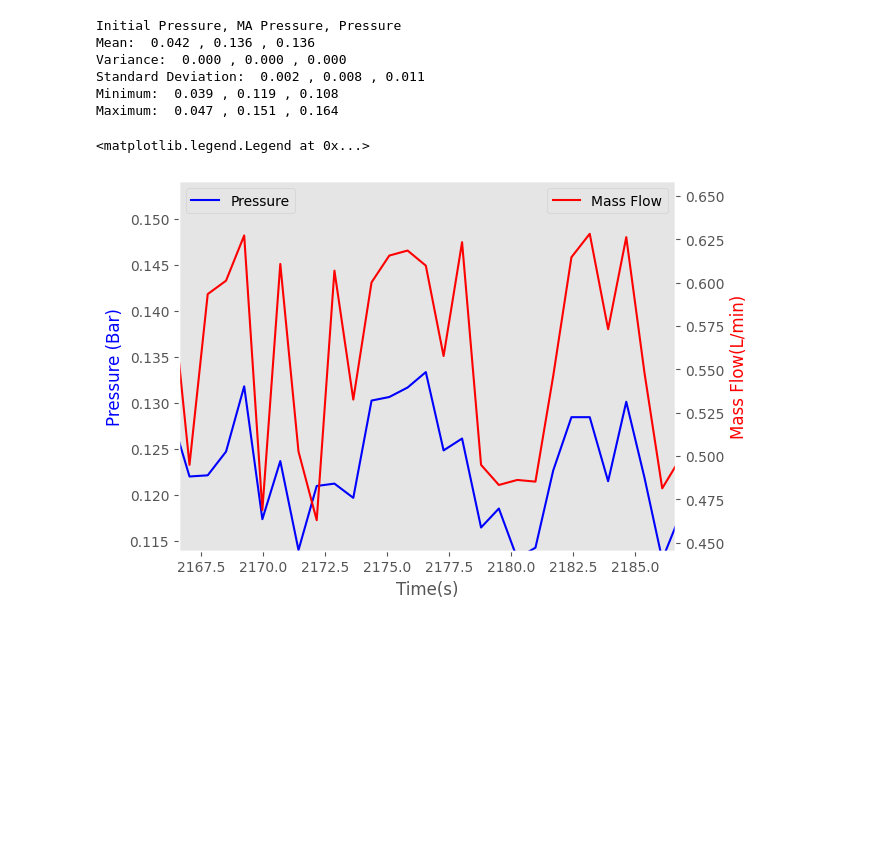
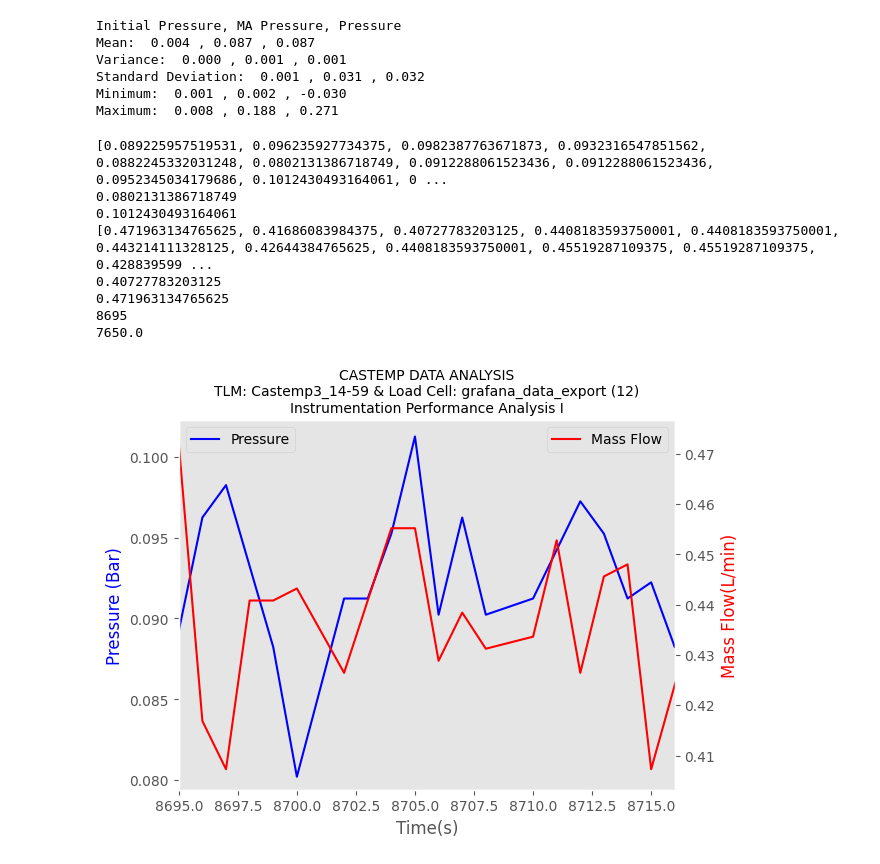
Before and after one commit to Georgeh712/PressureController, a Jupyter notebook: FileAnalysis.ipynb, the cells around one changed output. Cells and saved outputs as stored; diff of their text form; code cells hidden in the pictures; blank space fills up the shorter version.

Commit message:
Final File Analysis

```diff
--- a/FileAnalysis.ipynb
+++ b/FileAnalysis.ipynb
@@ -9,8 +10,8 @@ import math
 from pyparsing import nums
 plt.style.use('ggplot')
 # %%
-#organise TLM data
-fileName = "Results/CasTemp4Trial_10-39.csv"
+TLMFile = "Castemp3_14-59"
+fileName = ("Results/" + TLMFile + '.csv')
 layout = ['DateTime', 'RawMFCData', 'MFCData','RawPressureData', 'PressureData', 'MAPressureData', 'InputMFCValue', 'Height', 'Weight']
 df = pd.read_csv(fileName, sep = ',', names=layout)
 df = df[1:]
@@ -19,13 +20,14 @@ InitialPressuredf = df      ##To do the 0 analysis of pressure
 for col in range(1, 9):
     df[df.columns[col]] = pd.to_numeric(df[df.columns[col]])
 
-
 ##Filter out times outside of the dip
 Date_Time = df["DateTime"] = [datetime.strptime(x, "%Y-%m-%d %H:%M:%S.%f") for x in df['DateTime']]
-DipFilter = 60*30
-DipStart = Date_Time[DipFilter]         ##Convert to a time input
-DipEnd = Date_Time[-DipFilter]          ##Convert to a time input
-
+TrialDate = "2022-11-17"
+DipStart = "15:45:00.0"
+DipStart = datetime.strptime(TrialDate + ' ' + DipStart, "%Y-%m-%d %H:%M:%S.%f")
+DipEnd = "20:00:00.0"
+DipEnd = datetime.strptime(TrialDate + ' ' + DipEnd, "%Y-%m-%d %H:%M:%S.%f")
+DipFilter = 5*60
 
 df = df[(df["DateTime"] >= DipStart) & (df["DateTime"] <= DipEnd)]
 Date_Time = df["DateTime"]
@@ -51,5 +53,6 @@ df
 # %%
-fileNameBS = "Results/British Steel/grafana_data_export (27).csv"
+LCFile = "grafana_data_export (12)"
+fileNameBS = ("Results/" + "British Steel/" + LCFile + '.csv')
 layoutBS = ['Time', 'GrossWeight', 'NetWeight', 'TareWeight', 'CastingRate', 'Position']
 
 dg = pd.read_csv(fileNameBS, sep = ';', names=layoutBS)
@@ -92,11 +110,5 @@ Maximum:  0.673
 # %%
 ##Pressure Analysis
-MAPressureData = [float(x) for x in df["MAPressureData"]]
-MAPressureData1 = MAPressureData[DipFilter:-DipFilter]
-PressureData = [float(x) for x in df["PressureData"]]
-PressureData1 = PressureData[DipFilter:-DipFilter]
-InitialData = [float(x) for x in InitialPressuredf["MAPressureData"]]
-InitialData1 = InitialData[200:400]
 print("Initial Pressure, MA Pressure, Pressure")
 print("Mean: ", "{:.3f}".format(np.mean(InitialData1)), ",", "{:.3f}".format(np.mean(MAPressureData1)), ",", "{:.3f}".format(np.mean(PressureData1)))
 print("Variance: ", "{:.3f}".format(np.var(InitialData1)), ",", "{:.3f}".format(np.var(MAPressureData1)), ",", "{:.3f}".format(np.var(PressureData1)))
@@ -105,33 +117,50 @@ print("Minimum: ", "{:.3f}".format(np.min(InitialData1)), ",", "{:.3f}".format(n
 print("Maximum: ", "{:.3f}".format(np.max(InitialData1)), ",", "{:.3f}".format(np.max(MAPressureData1)), ",", "{:.3f}".format(np.max(PressureData1)))
 # %% [output]
 Initial Pressure, MA Pressure, Pressure
-Mean:  0.042 , 0.136 , 0.136
-Variance:  0.000 , 0.000 , 0.000
-Standard Deviation:  0.002 , 0.008 , 0.011
-Minimum:  0.039 , 0.119 , 0.108
-Maximum:  0.047 , 0.151 , 0.164
+Mean:  0.004 , 0.087 , 0.087
+Variance:  0.000 , 0.001 , 0.001
+Standard Deviation:  0.001 , 0.031 , 0.032
+Minimum:  0.001 , 0.002 , -0.030
+Maximum:  0.008 , 0.188 , 0.271
 # %%
-##Pressure Against Mass Flow Plotting
-fig, ax1 = plt.subplots()
-
-##Pressure Formatting
+# First figure: Pressure against Mass Flow
+fig1, ax1 = plt.subplots()
+# Pressure formatting
+TimeDiff = [int(x) for x in TimeDiff]
+ax1.set_title("CASTEMP DATA ANALYSIS\n" + "TLM: " + TLMFile + " & " + "Load Cell: " + LCFile + '\n' + "Instrumentation Performance Analysis I", fontsize=10, ha = 'center')
 ax1.plot(TimeDiff, PressureData, 'b', label = 'Pressure')
 ax1.set_ylabel('Pressure (Bar)', color='b')
-
-##Mass Flow Formatting
+# Mass Flow formatting
 ax2 = ax1.twinx()
 ax2.plot(TimeDiff, MFCData, 'r-', label = 'Mass Flow')
 ax2.set_ylabel('Mass Flow(L/min)', color='r')
-
-##Graph Formatting
-ax1.set_xlim([(CycleTime/2)-10, (CycleTime/2)+10])
-ax1.set_ylim([np.min(PressureData[int((CycleTime/2)-10):int((CycleTime/2)+10)])*0.95, np.max(PressureData[int((CycleTime/2)-10):int((CycleTime/2)+10)])*1.05])
-ax2.set_ylim([np.min(MFCData[int((CycleTime/2)-10):int((CycleTime/2)+10)])*0.95, np.max(MFCData[int((CycleTime/2)-10):int((CycleTime/2)+10)])*1.05])
+# Graph formatting
+List = TimeDiff[int((CycleTime/2)-10):int((CycleTime/2)+10)]
+ax1.set_xlim(List[0], List[-1])
+ax1.set_ylim([0.99*np.min(PressureData[int((CycleTime/2)-10):int((CycleTime/2)+10)]), 1.01*np.max(PressureData[int((CycleTime/2)-10):int((CycleTime/2)+10)])])
+ax2.set_ylim([0.99*np.min(MFCData[int((CycleTime/2)-10):int((CycleTime/2)+10)]), 1.01*np.max(MFCData[int((CycleTime/2)-10):int((CycleTime/2)+10)])])
 ax1.grid(which='both', visible=False)
 ax2.grid(which='both', visible=False)
 ax1.set_xlabel('Time(s)')
 ax1.legend(loc='upper left')
 ax2.legend()
+
+print((PressureData[int((CycleTime/2)-10):int((CycleTime/2)+10)]))
+print(np.min(PressureData[int((CycleTime/2)-10):int((CycleTime/2)+10)]))
+print(np.max(PressureData[int((CycleTime/2)-10):int((CycleTime/2)+10)]))
+print((MFCData[int((CycleTime/2)-10):int((CycleTime/2)+10)]))
+print(np.min(MFCData[int((CycleTime/2)-10):int((CycleTime/2)+10)]))
+print(np.max(MFCData[int((CycleTime/2)-10):int((CycleTime/2)+10)]))
+List = TimeDiff[int((CycleTime/2)-10):int((CycleTime/2)+10)]
+print(List[0])
+print(CycleTime/2)
 # %% [output]
-<matplotlib.legend.Legend at 0x...>
+[0.089225957519531, 0.096235927734375, 0.0982387763671873, 0.0932316547851562, 0.0882245332031248, 0.0802131386718749, 0.0912288061523436, 0.0912288061523436, 0.0952345034179686, 0.1012430493164061, 0 ...
+0.0802131386718749
+0.1012430493164061
+[0.471963134765625, 0.41686083984375, 0.40727783203125, 0.4408183593750001, 0.4408183593750001, 0.443214111328125, 0.42644384765625, 0.4408183593750001, 0.45519287109375, 0.45519287109375, 0.428839599 ...
+0.40727783203125
+0.471963134765625
+8695
+7650.0
-[figure, old version]
+[figure, new version]
```
Also changed, not shown: parts of 12 cells of this notebook, 2 other files.
